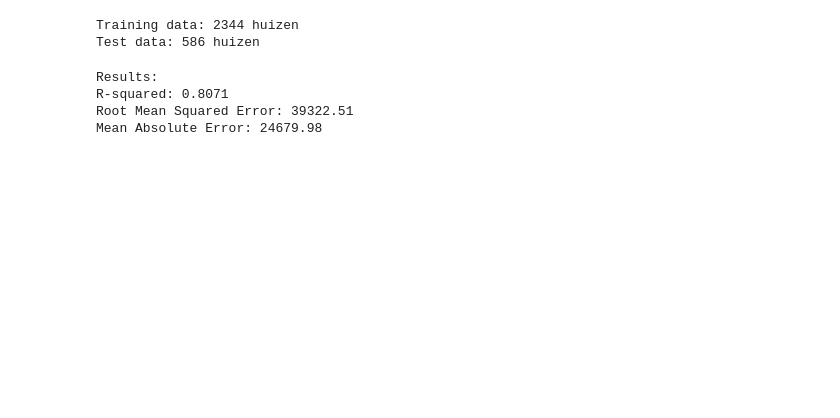
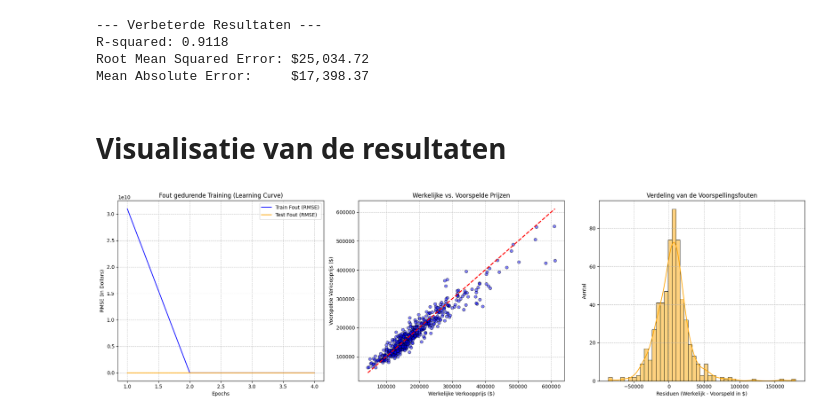
Before and after one commit to alex24106429/DEAI-Portfolio, a Jupyter notebook: week_6/AmesHousingNotebook.ipynb, the cells around one changed output. Saved outputs shown, nothing was run; the diff lists cells and outputs as text; code cells hidden in the pictures; blank space fills up the shorter version.

Commit message:
update training notebook&logbook

```diff
--- a/week_6/AmesHousingNotebook.ipynb
+++ b/week_6/AmesHousingNotebook.ipynb
@@ -52,6 +117,0 @@ X_test_scaled = scaler.transform(X_test)
-# %%
-print(f"Training data: {X_train_scaled.shape[0]} huizen")
-print(f"Test data: {X_test_scaled.shape[0]} huizen")
-# %% [output]
-Training data: 2344 huizen
-Test data: 586 huizen
@@ -73,10 +118,58 @@ r2 = r2_score(y_test, y_pred)
 # %%
-print("Results:")
+# Maak de definitieve voorspellingen
+y_pred_log = model.predict(X_test_scaled)
+
+# Transformeer voorspellingen en werkelijke waarden terug naar dollars voor de metrieken
+y_pred_dollars = np.expm1(y_pred_log)
+y_test_dollars = np.expm1(y_test)
+
+mse = mean_squared_error(y_test_dollars, y_pred_dollars)
+rmse = np.sqrt(mse)
+mae = mean_absolute_error(y_test_dollars, y_pred_dollars)
+r2 = r2_score(y_test_dollars, y_pred_dollars)
+
+print("\n--- Verbeterde Resultaten ---")
 print(f"R-squared: {r2:.4f}")
-print(f"Root Mean Squared Error: {rmse:.2f}")
-print(f"Mean Absolute Error: {mae:.2f}")
+print(f"Root Mean Squared Error: ${rmse:,.2f}")
+print(f"Mean Absolute Error:     ${mae:,.2f}")
 # %% [output]
-Results:
-R-squared: 0.8071
-Root Mean Squared Error: 39322.51
-Mean Absolute Error: 24679.98
+--- Verbeterde Resultaten ---
+R-squared: 0.9118
+Root Mean Squared Error: $25,034.72
+Mean Absolute Error:     $17,398.37
+# %% [markdown]
+ # Visualisatie van de resultaten
+# %%
+fig, ax = plt.subplots(1, 3, figsize=(20, 6))
+
+# Grafiek 1: Learning Curve
+ax[0].plot(range(1, epochs + 1), train_errors, label='Train Fout (RMSE)', color='blue')
+ax[0].plot(range(1, epochs + 1), test_errors, label='Test Fout (RMSE)', color='orange')
+ax[0].set_xlabel('Epochs')
+ax[0].set_ylabel('RMSE (in Dollars)')
+ax[0].set_title('Fout gedurende Training (Learning Curve)')
+ax[0].legend()
+ax[0].grid(True, linestyle='--', alpha=0.7)
+
+# Grafiek 2: Werkelijke vs Voorspelde prijzen
+ax[1].scatter(y_test_dollars, y_pred_dollars, alpha=0.5, color='blue', edgecolor='k')
+# Rode stippellijn
+ax[1].plot([y_test_dollars.min(), y_test_dollars.max()],
+           [y_test_dollars.min(), y_test_dollars.max()], '--r', linewidth=2)
+ax[1].set_xlabel('Werkelijke Verkoopprijs ($)')
+ax[1].set_ylabel('Voorspelde Verkoopprijs ($)')
+ax[1].set_title('Werkelijke vs. Voorspelde Prijzen')
+ax[1].grid(True, linestyle='--', alpha=0.7)
+
+# Grafiek 3: Distributie van de residuen
+residuals = y_test_dollars - y_pred_dollars
+sns.histplot(residuals, kde=True, ax=ax[2], color='orange')
+ax[2].set_xlabel('Residuen (Werkelijk - Voorspeld in $)')
+ax[2].set_ylabel('Aantal')
+ax[2].set_title('Verdeling van de Voorspellingsfouten')
+ax[2].grid(True, linestyle='--', alpha=0.7)
+
+plt.tight_layout()
+plt.show()
+# %% [output]
+[figure, added]
```
Also changed, not shown: parts of 19 cells of this notebook, 1 other file.
